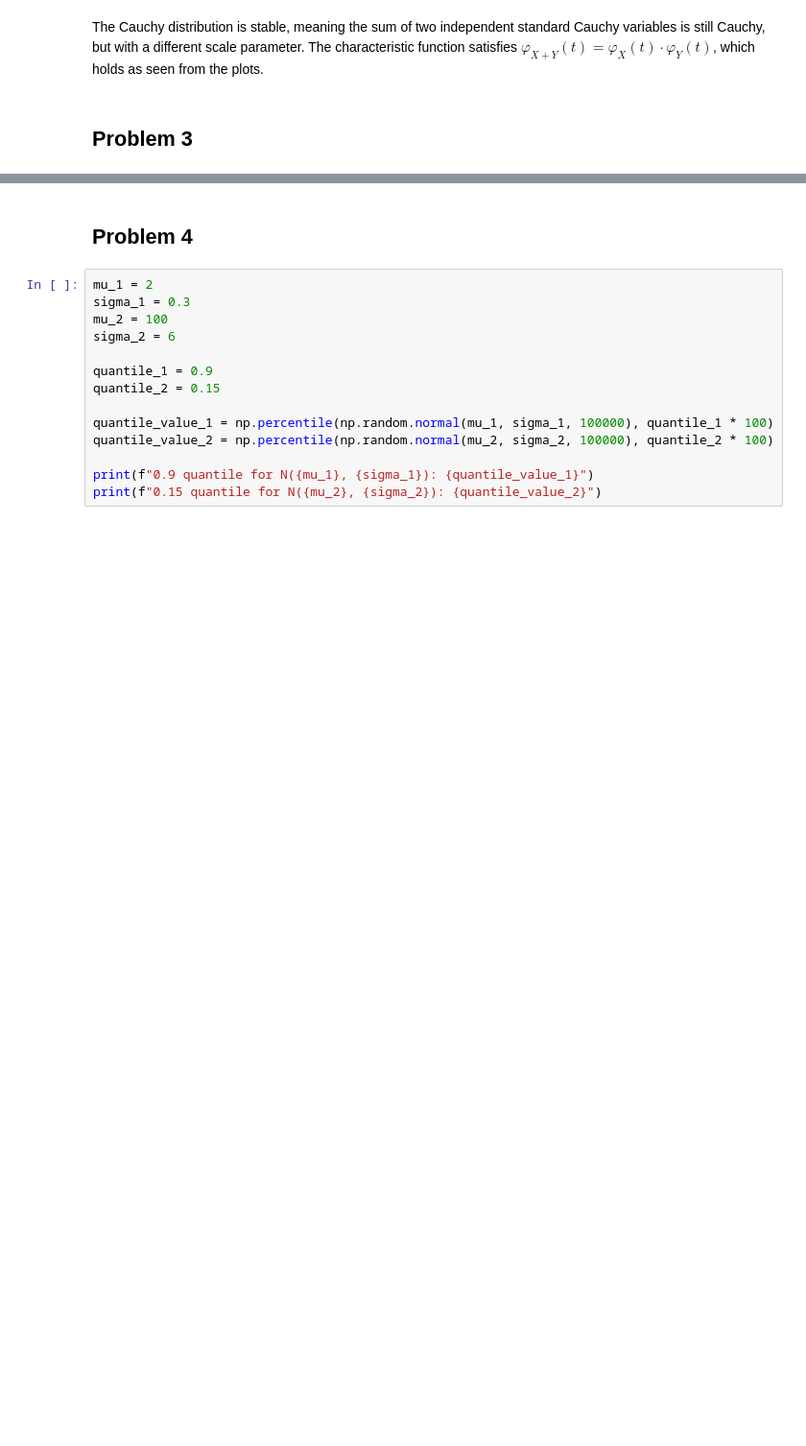
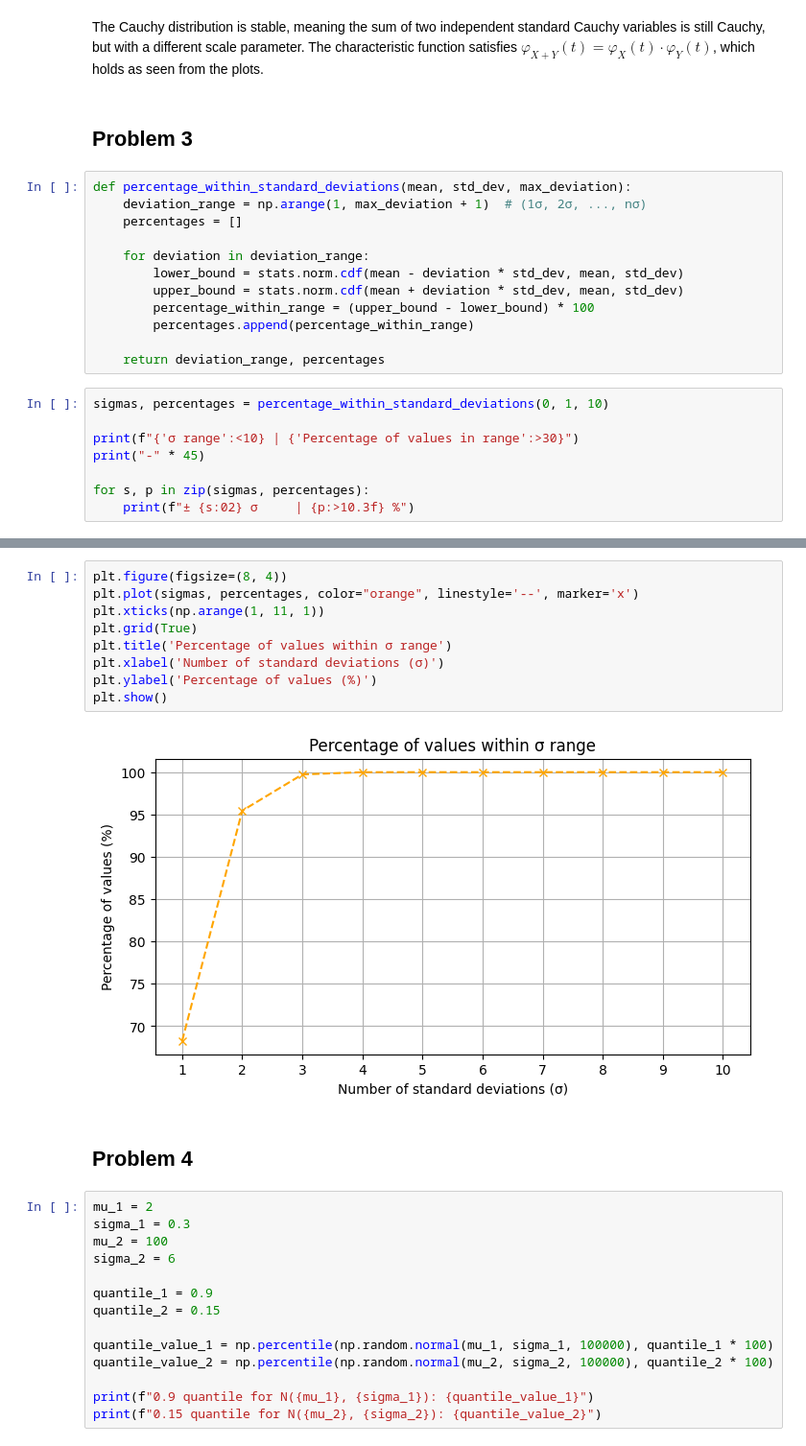
Before and after one commit to zezuul/risk-mgmt, a Jupyter notebook: Set01.ipynb, the cells around one changed output, grey strips where cells are left out. Shown: that part at 96% size. Saved outputs shown, nothing was run; the diff lists cells and outputs as text; blank space fills up the shorter version.

```diff
--- a/Set01.ipynb
+++ b/Set01.ipynb
@@ -120,3 +121,23 @@ The Cauchy distribution is stable, meaning the sum of two independent standard C
 but with a different scale parameter. The characteristic function satisfies $\varphi_{X+Y}(t) = \varphi_X(t) \cdot \varphi_Y(t)$, which holds as seen from the plots.
 # %% [markdown]
 ## Problem 3
+# %%
+def percentage_within_standard_deviations(mean, std_dev, max_deviation):
+    deviation_range = np.arange(1, max_deviation + 1)  # (1σ, 2σ, ..., nσ)
+    percentages = []
+
+    for deviation in deviation_range:
+        lower_bound = stats.norm.cdf(mean - deviation * std_dev, mean, std_dev)
+        upper_bound = stats.norm.cdf(mean + deviation * std_dev, mean, std_dev)
+        percentage_within_range = (upper_bound - lower_bound) * 100
+        percentages.append(percentage_within_range)
+
+    return deviation_range, percentages
+# %%
+sigmas, percentages = percentage_within_standard_deviations(0, 1, 10)
+
+print(f"{'σ range':<10} | {'Percentage of values in range':>30}")
+print("-" * 45)
+
+for s, p in zip(sigmas, percentages):
+    print(f"± {s:02} σ     | {p:>10.3f} %")
@@ -123,3 +157,14 @@ but with a different scale parameter. The characteristic function satisfies $\va
+# %%
+plt.figure(figsize=(8, 4))
+plt.plot(sigmas, percentages, color="orange", linestyle='--', marker='x')
+plt.xticks(np.arange(1, 11, 1))
+plt.grid(True)
+plt.title('Percentage of values within σ range')
+plt.xlabel('Number of standard deviations (σ)')
+plt.ylabel('Percentage of values (%)')
+plt.show()
+# %% [output]
+[figure, added]
 # %% [markdown]
 ## Problem 4
 # %%
```
Also changed, not shown: parts of 2 cells of this notebook.
